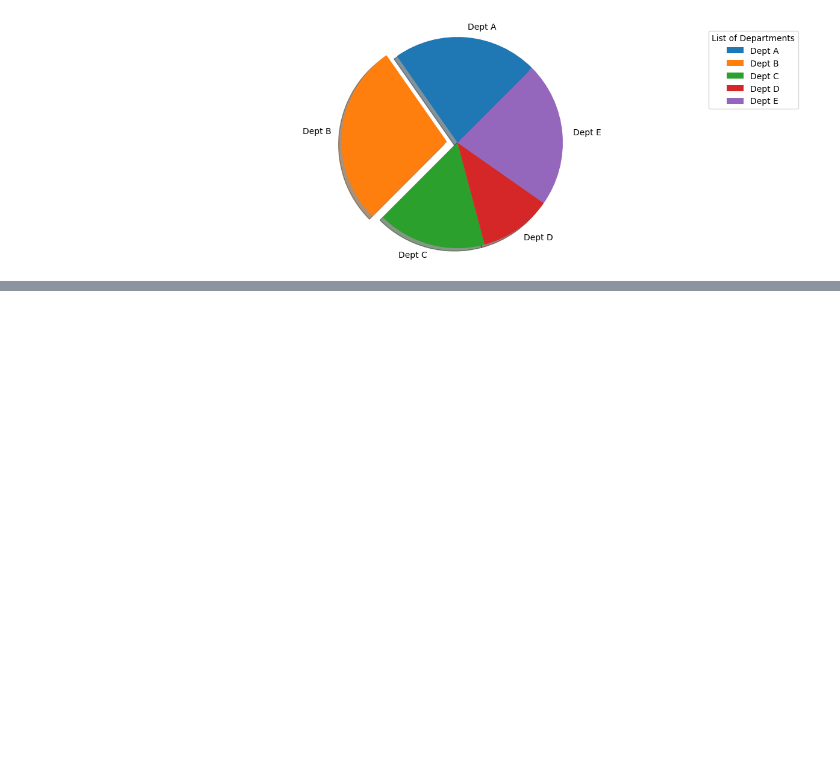
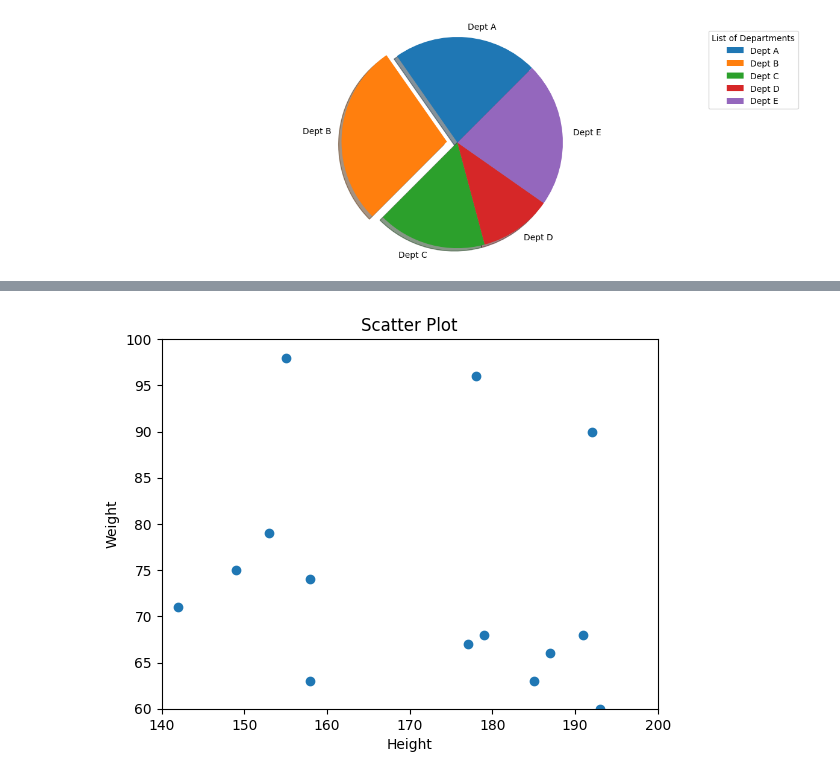
Before and after one commit to gr8bipin/python_basics_finance, a Jupyter notebook: matplotlib_for_python.ipynb, the cells around one changed output, grey strips where cells are left out. Cells and saved outputs as stored; diff of their text form; code cells hidden in the pictures; blank space fills up the shorter version.

```diff
--- a/matplotlib_for_python.ipynb
+++ b/matplotlib_for_python.ipynb
@@ -474,0 +495,16 @@ plt.show()
+# %%
+height = np.array([192, 142, 187, 149, 153, 193, 155, 178, 191, 177, 182, 179, 185, 158, 158])
+weight = np.array([90, 71, 66, 75, 79, 60, 98, 96, 68, 67, 40, 68, 63, 74, 63])
+
+plt.xlim(140, 200)
+plt.ylim(60, 100)
+
+plt.scatter(height, weight)
+plt.title('Scatter Plot')
+
+plt.xlabel('Height')
+plt.ylabel('Weight')
+
+plt.show()
+# %% [output]
+[figure, added]
```
Also changed, not shown: parts of 8 cells of this notebook.
